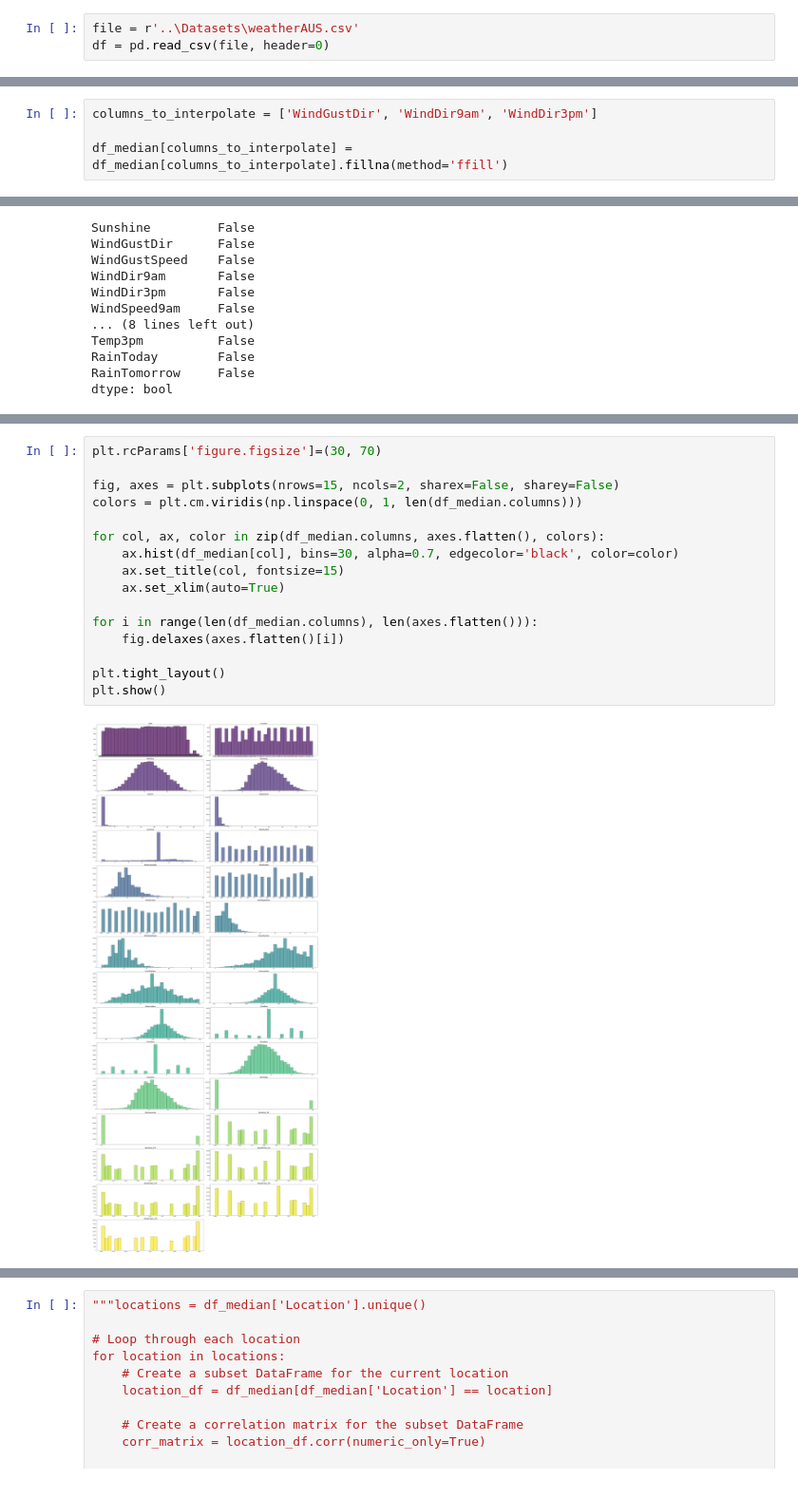
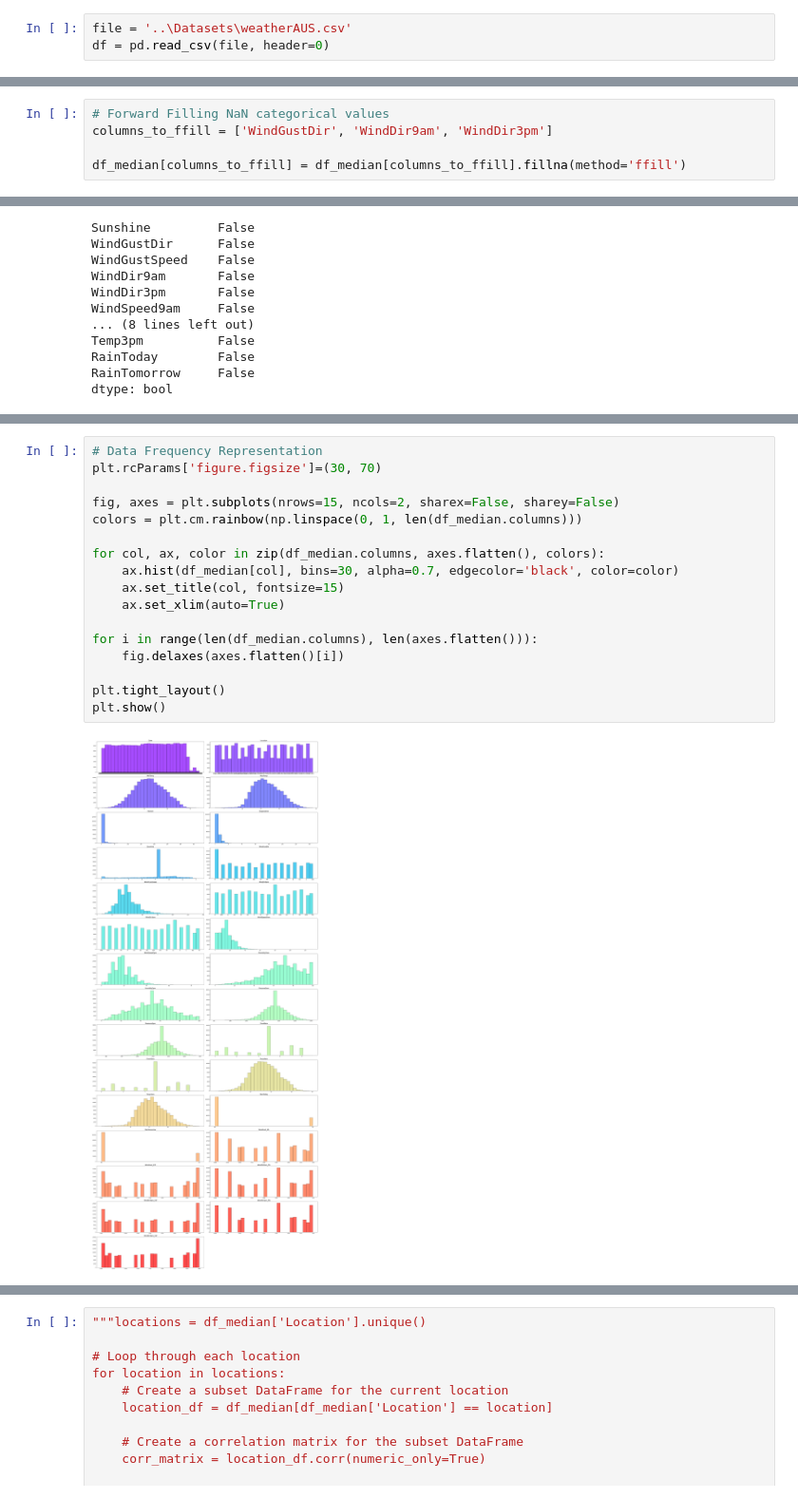
Before and after one commit to AlienVisitor/Everything-Data, a Jupyter notebook: Analysis/rain_in_australia.ipynb, the cells around one changed output, grey strips where cells are left out. Shown at 95% size. Saved outputs shown, nothing was run; the diff lists cells and outputs as text.

```diff
--- a/Analysis/rain_in_australia.ipynb
+++ b/Analysis/rain_in_australia.ipynb
@@ -21,7 +23,7 @@ for dirname, _, filenames in os.walk('..\Datasets'):
 ..\Datasets\UCI-Wisconsin-Breast-Cancer-Dataset.csv
 ..\Datasets\weatherAUS.csv
 # %%
-file = r'..\Datasets\weatherAUS.csv'
+file = '..\Datasets\weatherAUS.csv'
 df = pd.read_csv(file, header=0)
 # %%
 df
@@ -69,6 +73,7 @@ columns_to_fill = ['MinTemp', 'MaxTemp', 'Rainfall', 'Evaporation', 'Sunshine',
 
 df_median[columns_to_fill] = df_median[columns_to_fill].fillna(df_median[columns_to_fill].median())
 # %%
-columns_to_interpolate = ['WindGustDir', 'WindDir9am', 'WindDir3pm']
+# Forward Filling NaN categorical values
+columns_to_ffill = ['WindGustDir', 'WindDir9am', 'WindDir3pm']
 
-df_median[columns_to_interpolate] = df_median[columns_to_interpolate].fillna(method='ffill')
+df_median[columns_to_ffill] = df_median[columns_to_ffill].fillna(method='ffill')
@@ -201,19 +181,20 @@ Index(['Date', 'Location', 'MinTemp', 'MaxTemp', 'Rainfall', 'Evaporation',
 # %%
+# Data Frequency Representation
 plt.rcParams['figure.figsize']=(30, 70)
 
 fig, axes = plt.subplots(nrows=15, ncols=2, sharex=False, sharey=False)
-colors = plt.cm.viridis(np.linspace(0, 1, len(df_median.columns)))
+colors = plt.cm.rainbow(np.linspace(0, 1, len(df_median.columns)))
 
 for col, ax, color in zip(df_median.columns, axes.flatten(), colors):
     ax.hist(df_median[col], bins=30, alpha=0.7, edgecolor='black', color=color)
     ax.set_title(col, fontsize=15)
     ax.set_xlim(auto=True)
 
 for i in range(len(df_median.columns), len(axes.flatten())):
     fig.delaxes(axes.flatten()[i])
 
 plt.tight_layout()
 plt.show()
 # %% [output]
-[figure, old version]
+[figure, new version]
 # %%
```
Also changed, not shown: parts of 17 cells of this notebook, 1 other file.
